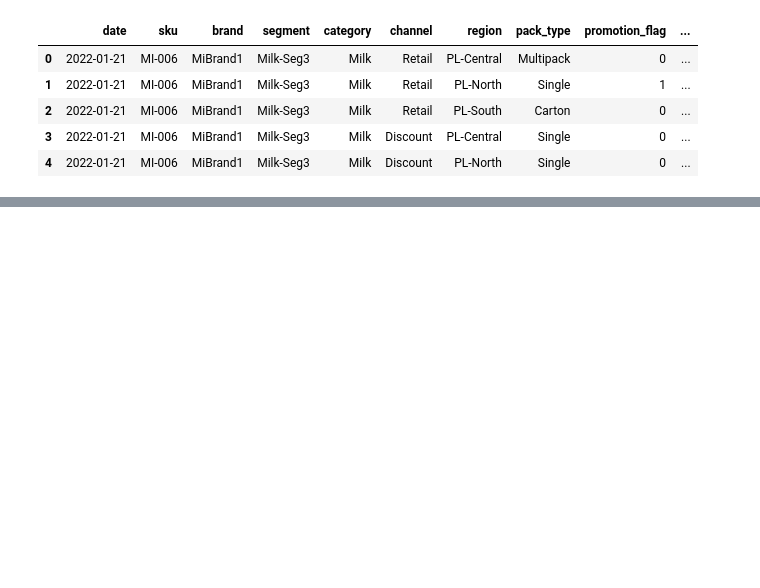
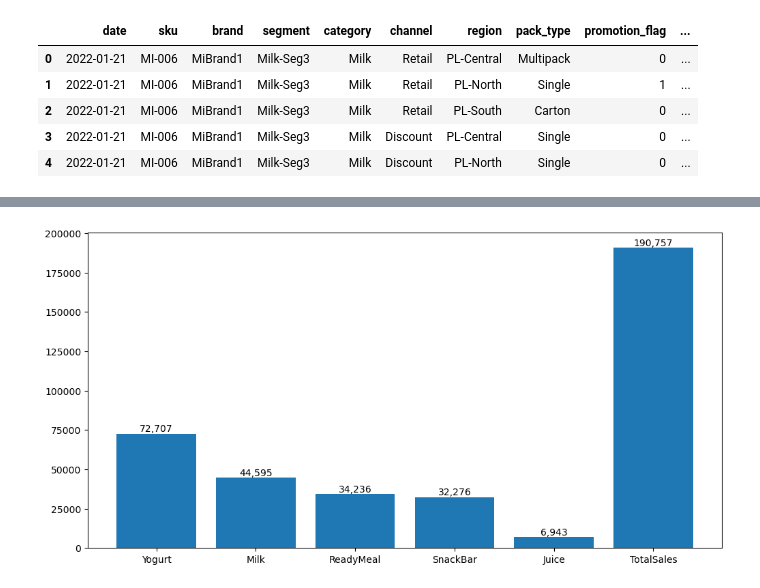
Before and after one commit to bwolff26/dairy_sales, a Jupyter notebook: code/ceda_i.ipynb, the cells around one changed output, grey strips where cells are left out. Drawn from its saved outputs; the diff is of its cells as text; code cells hidden in the pictures; blank space fills up the shorter version.

```diff
--- a/code/ceda_i.ipynb
+++ b/code/ceda_i.ipynb
@@ -554,0 +746,3 @@ years, monnths
+# %%
+j += 1
+bivariate_analysis(features_categorical[j], target)
@@ -554,0 +759,15 @@ years, monnths
+# %%
+counts = df[features_categorical[j]].value_counts()
+brands = counts.index.tolist()
+brands.append('TotalSales') #Let's add total to compare
+values = counts.values.tolist()
+values.append(sum(values))
+
+plt.figure(figsize=(12, 6))
+bars = plt.bar(brands, values)
+
+for bar, value in zip(bars, values):
+    plt.text(bar.get_x() + bar.get_width() / 2, bar.get_height(),
+             f'{value:,}', ha='center', va='bottom', fontsize=10)
+# %% [output]
+[figure, added]
```
Also changed, not shown: parts of 67 cells of this notebook.
